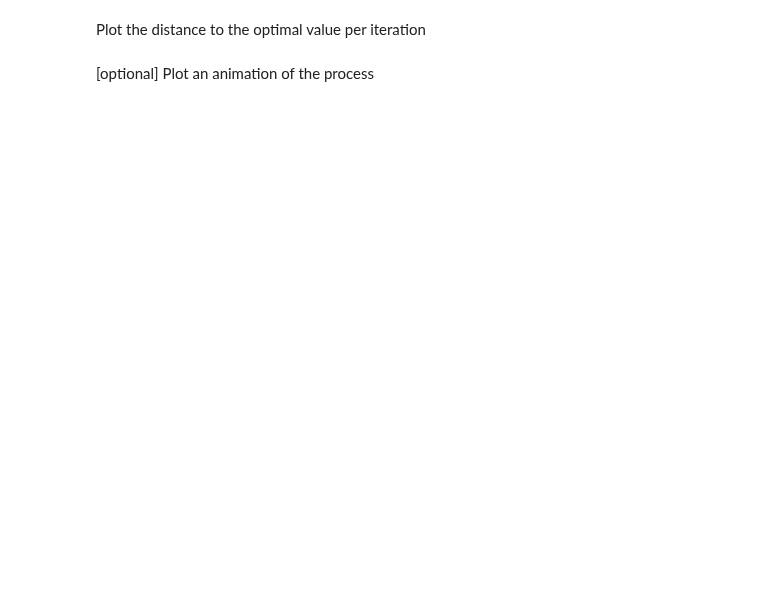
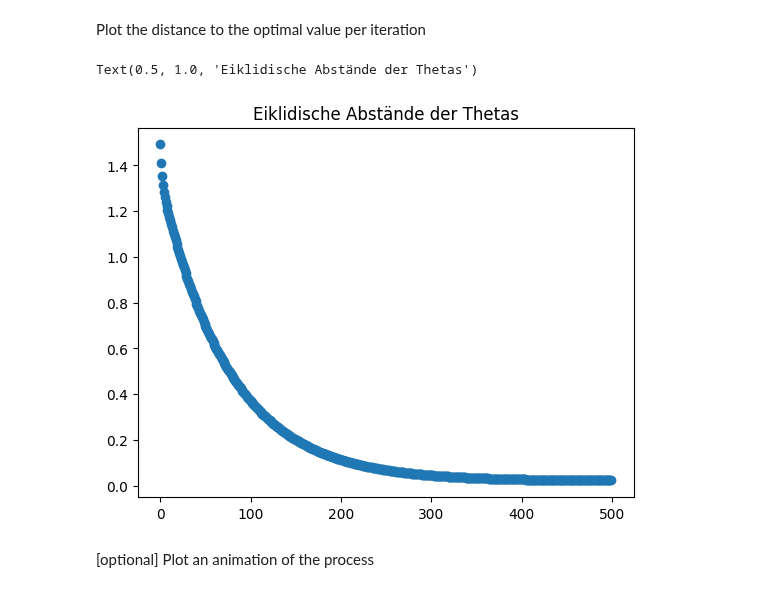
Before and after one commit to FelixFritz02/MasterKL, a Jupyter notebook: AI Numerics/Exercises/sheet01/1_linear_regression.ipynb, the cells around one changed output. Saved outputs shown, nothing was run; the diff lists cells and outputs as text; code cells hidden in the pictures; blank space fills up the shorter version.

```diff
--- a/AI Numerics/Exercises/sheet01/1_linear_regression.ipynb
+++ b/AI Numerics/Exercises/sheet01/1_linear_regression.ipynb
@@ -97,7 +121,12 @@ plt.ylabel(r"$\theta_1$")
 # %% [markdown]
 Plot the distance to the optimal value per iteration
 # %%
-# TODO: complete here
+distance = np.linalg.norm(thetas - theta_true, axis=1)
+plt.scatter(range(0,max_iters), distance)
+plt.title("Eiklidische Abstände der Thetas")
+# %% [output]
+Text(0.5, 1.0, 'Eiklidische Abstände der Thetas')
+[figure, added]
 # %%
 # TODO: complete here
 # %% [markdown]
```
Also changed, not shown: parts of 8 cells of this notebook, 2 other files.
